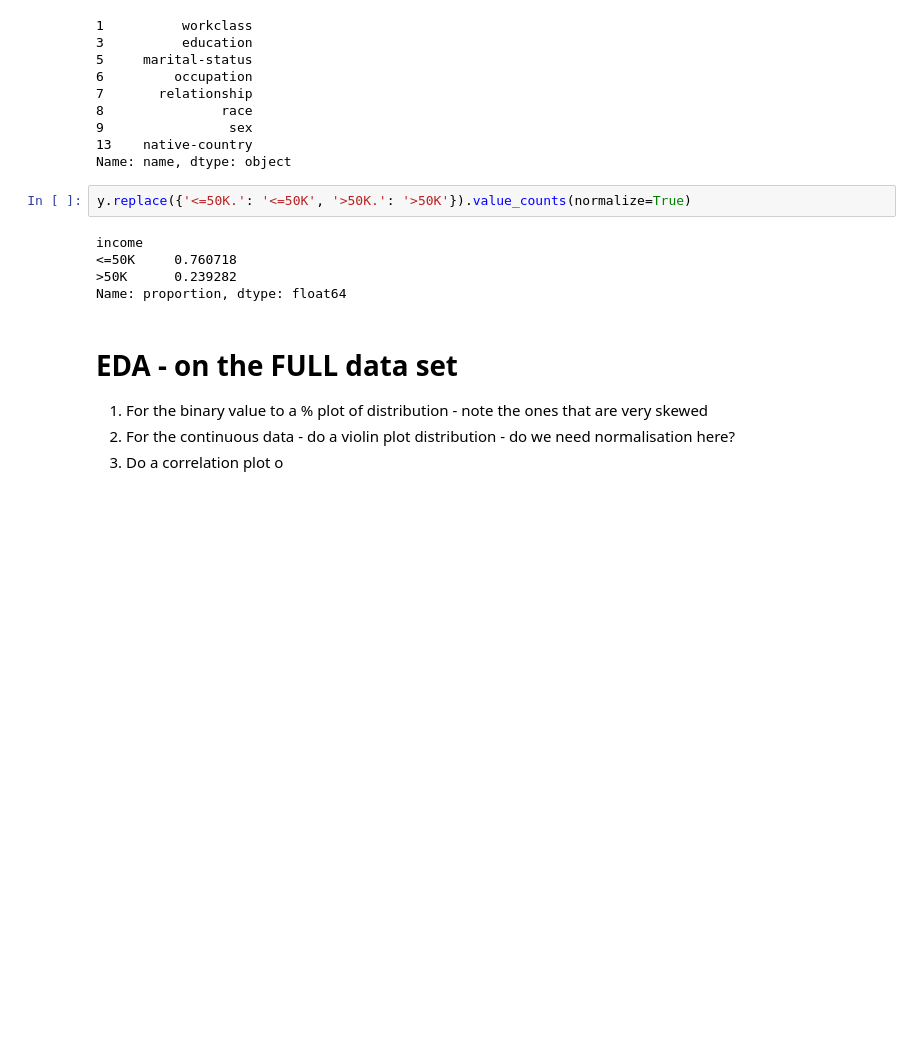
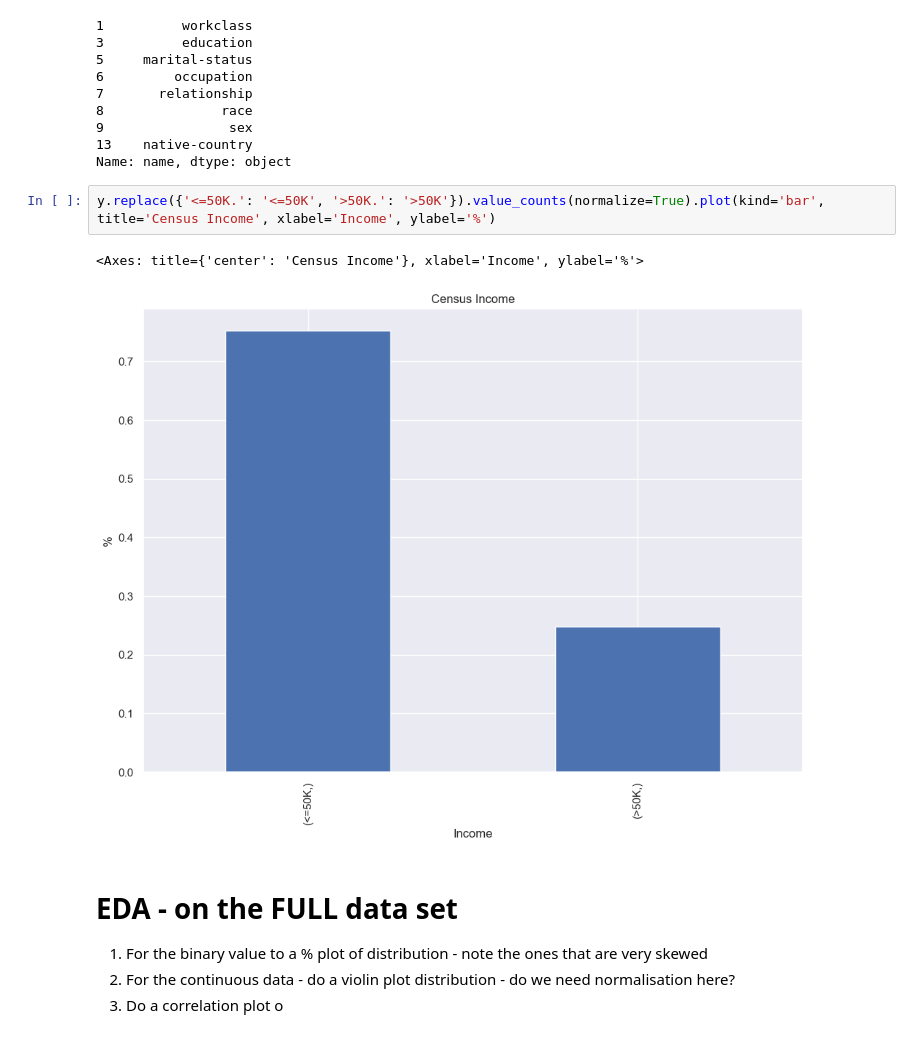
Before and after one commit to PavanKB/PS_1, a Jupyter notebook: eda_census_income.ipynb, the cells around one changed output. Drawn from its saved outputs; the diff is of its cells as text; blank space fills up the shorter version.

```diff
--- a/eda_census_income.ipynb
+++ b/eda_census_income.ipynb
@@ -102,12 +88,10 @@ cat_cols
 13    native-country
 Name: name, dtype: object
 # %%
-y.replace({'<=50K.': '<=50K', '>50K.': '>50K'}).value_counts(normalize=True)
+y.replace({'<=50K.': '<=50K', '>50K.': '>50K'}).value_counts(normalize=True).plot(kind='bar', title='Census Income', xlabel='Income', ylabel='%')
 # %% [output]
-income
-<=50K     0.760718
->50K      0.239282
-Name: proportion, dtype: float64
+<Axes: title={'center': 'Census Income'}, xlabel='Income', ylabel='%'>
+[figure, added]
 # %% [markdown]
 # EDA - on the FULL data set
 1. For the binary value to a % plot of distribution - note the ones that are very skewed
```
Also changed, not shown: parts of 12 cells of this notebook.
